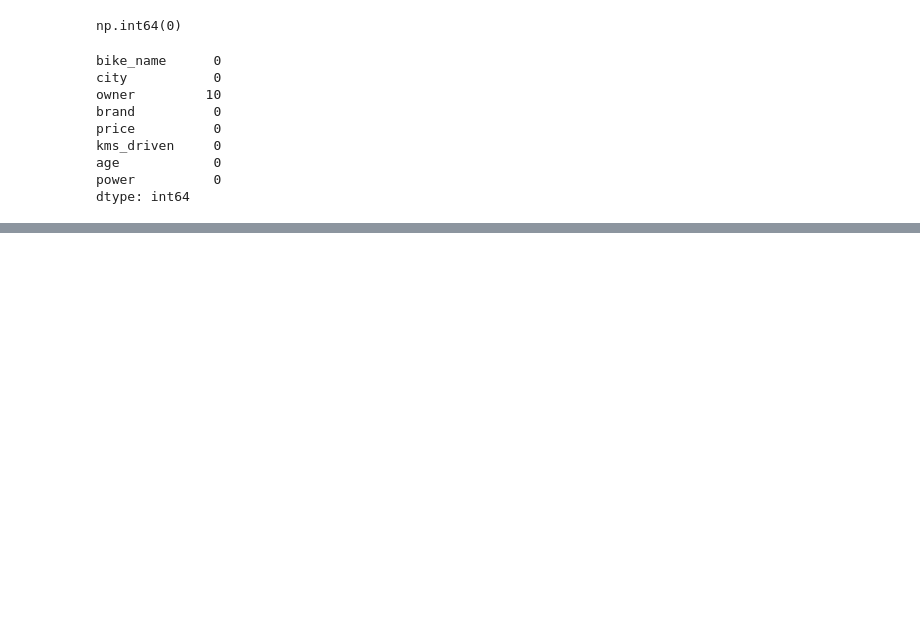
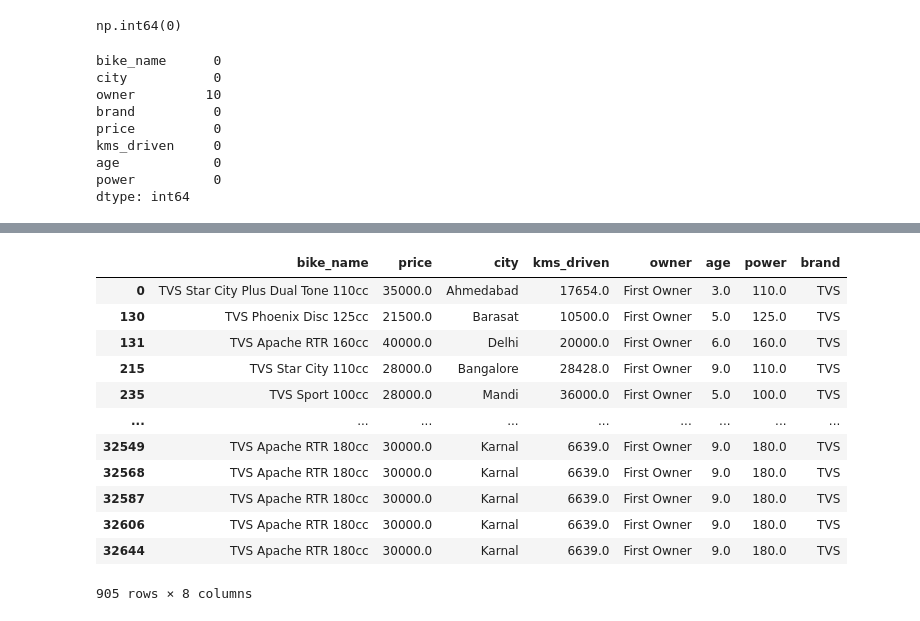
Before and after one commit to Vaidikkh/bike-price-prediction, a Jupyter notebook: bike_predict.ipynb, the cells around one changed output, grey strips where cells are left out. Cells and saved outputs as stored; diff of their text form; code cells hidden in the pictures; blank space fills up the shorter version.

```diff
--- a/bike_predict.ipynb
+++ b/bike_predict.ipynb
@@ -420,0 +512,17 @@ total_df.dropna(inplace=True)
+# %%
+tvs_first_owner_under_34_df = tvs_first_owner_df[tvs_first_owner_df['price']<=50000]
+tvs_first_owner_under_34_df
+# %% [output]
+|  | bike_name | price | city | kms_driven | owner | age | power | brand |
+| 0 | TVS Star City Plus Dual Tone 110cc | 35000.0 | Ahmedabad | 17654.0 | First Owner | 3.0 | 110.0 | TVS |
+| 130 | TVS Phoenix Disc 125cc | 21500.0 | Barasat | 10500.0 | First Owner | 5.0 | 125.0 | TVS |
+| 131 | TVS Apache RTR 160cc | 40000.0 | Delhi | 20000.0 | First Owner | 6.0 | 160.0 | TVS |
+| 215 | TVS Star City 110cc | 28000.0 | Bangalore | 28428.0 | First Owner | 9.0 | 110.0 | TVS |
+| 235 | TVS Sport 100cc | 28000.0 | Mandi | 36000.0 | First Owner | 5.0 | 100.0 | TVS |
+| ... | ... | ... | ... | ... | ... | ... | ... | ... |
+| 32549 | TVS Apache RTR 180cc | 30000.0 | Karnal | 6639.0 | First Owner | 9.0 | 180.0 | TVS |
+| 32568 | TVS Apache RTR 180cc | 30000.0 | Karnal | 6639.0 | First Owner | 9.0 | 180.0 | TVS |
+| 32587 | TVS Apache RTR 180cc | 30000.0 | Karnal | 6639.0 | First Owner | 9.0 | 180.0 | TVS |
+| 32606 | TVS Apache RTR 180cc | 30000.0 | Karnal | 6639.0 | First Owner | 9.0 | 180.0 | TVS |
+| 32644 | TVS Apache RTR 180cc | 30000.0 | Karnal | 6639.0 | First Owner | 9.0 | 180.0 | TVS |
+905 rows × 8 columns
```
Also changed, not shown: parts of 17 cells of this notebook.
